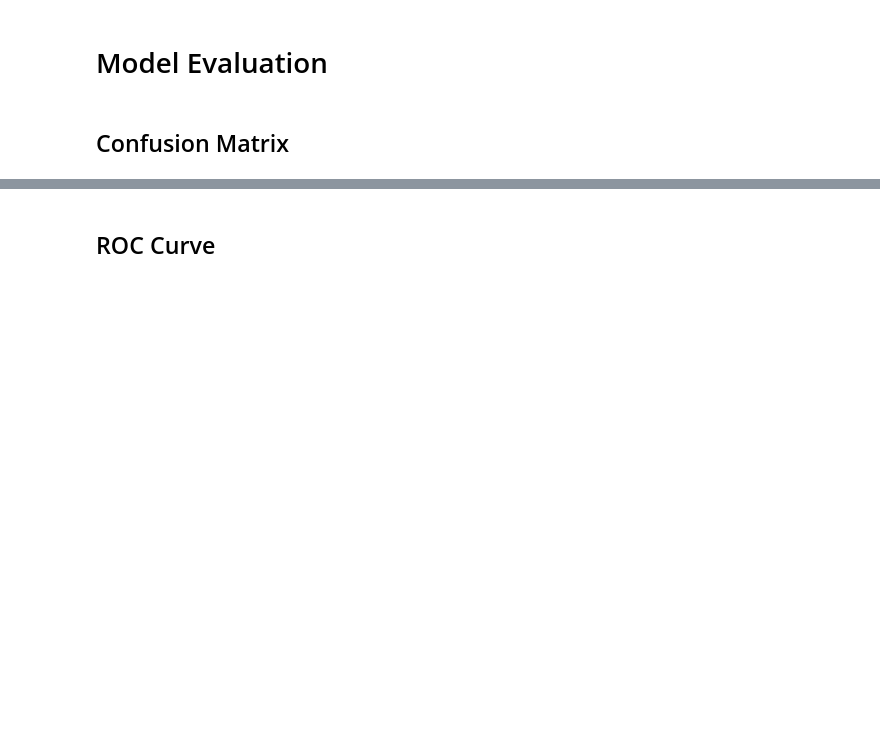
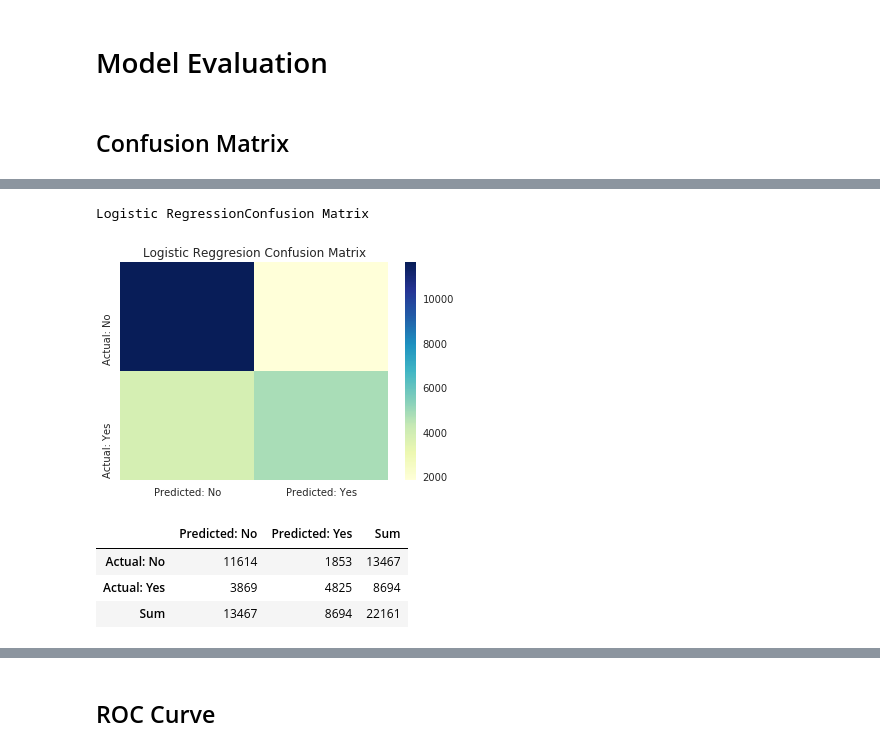
Before and after one commit to davidgibsonp/airbnb_predict_reservation, a Jupyter notebook: Report.ipynb, the cells around one changed output, grey strips where cells are left out. Cells and saved outputs as stored; diff of their text form; code cells hidden in the pictures; blank space fills up the shorter version.

```diff
--- a/Report.ipynb
+++ b/Report.ipynb
@@ -502,3 +372,15 @@ data = data.drop('age', 1)
+# %%
+# Create booking rate for age bins
+reservation = data.made_reservation
+age = data.age
+age = age.fillna(0) # Fill na so crosstabe calculates for NaN
+
+age_table = pd.crosstab(age, reservation)
+age_booking_rate = dict(age_table[1] / age_table.sum(axis=1))
+ages_br = [age_booking_rate.get(item,item) for item in list(age)]
+
+# Replace age
+data.age = ages_br
 # %%
 # Filter top n featurs from random forest
 data =  pd.get_dummies(data)
@@ -669,0 +523,13 @@ plt.show()
+# %%
+print('Logistic RegressionConfusion Matrix')
+sns.heatmap(logreg_confusion.iloc[0:2,0:2], cmap="YlGnBu")
+plt.title('Logistic Reggresion Confusion Matrix')
+plt.show()
+logreg_confusion
+# %% [output]
+Logistic RegressionConfusion Matrix
+[figure, added]
+|  | Predicted: No | Predicted: Yes | Sum |
+| Actual: No | 11614 | 1853 | 13467 |
+| Actual: Yes | 3869 | 4825 | 8694 |
+| Sum | 13467 | 8694 | 22161 |
```
Also changed, not shown: parts of 46 cells of this notebook.
